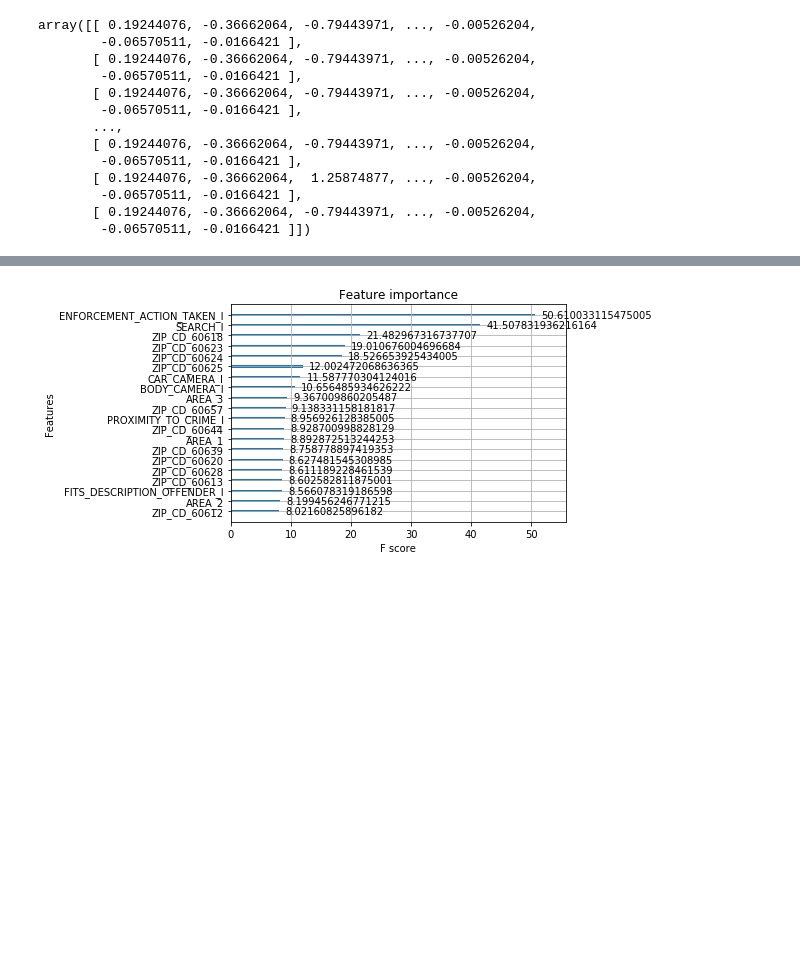
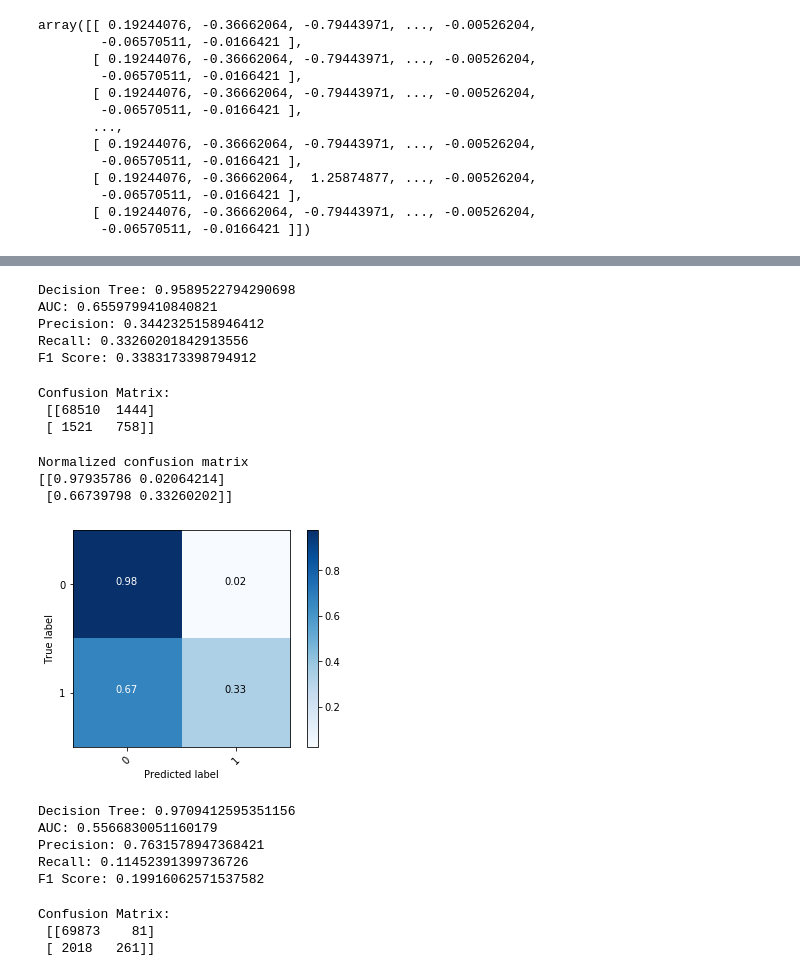
Before and after one commit to lambertmk/Capstone-Project, a Jupyter notebook: ML Model 2.ipynb, the cells around one changed output, grey strips where cells are left out. Drawn from its saved outputs; the diff is of its cells as text; code cells hidden in the pictures; blank space fills up the shorter version.

```diff
--- a/ML Model 2.ipynb
+++ b/ML Model 2.ipynb
@@ -792,5 +715,5 @@ plt.show()
 # %%
-y = df_arrests['HIGHEST_50_OFFICERS']
+y = df_arrests['HIGHEST_100_OFFICERS']
 # %%
 y.value_counts()
 # %% [output]
@@ -822,7 +745,7 @@ df_arrests.head()
 | 3 | 1 | 0 | 1 | 0 | 0 | 0 | ... |
 | 4 | 1 | 0 | 1 | 1 | 0 | 0 | ... |
 # %%
-df_arrests = df_arrests.drop(['HIGHEST_50_OFFICERS'], axis = 1)
+df_arrests = df_arrests.drop(['HIGHEST_100_OFFICERS'], axis = 1)
 # %%
 df_arrests = df_arrests.drop(['ZIP_CD_``'], axis = 1)
 # %%
@@ -1091,5 +920,0 @@ plot_feature_importances(xgb)
-# %%
-plot_importance(xgb,importance_type='gain', max_num_features=20)
-pyplot.show()
-# %% [output]
-[figure, removed]
@@ -1100,0 +921,55 @@ if not using smote: sklearn class weight
+# %%
+dt = DecisionTreeClassifier()
+dt.fit(X_train, y_train)
+preds = dt.predict(X_test)
+
+
+print(f'Decision Tree: {accuracy_score(y_test, preds)}')
+print(f'AUC: {roc_auc_score(y_test, preds)}')
+print(f'Precision: {precision_score(y_test, preds)}')
+print(f'Recall: {recall_score(y_test, preds)}')
+print(f'F1 Score: {f1_score(y_test, preds)}')
+# %% [output]
+Decision Tree: 0.9589522794290698
+AUC: 0.6559799410840821
+Precision: 0.3442325158946412
+Recall: 0.33260201842913556
+F1 Score: 0.3383173398794912
+# %%
+cnf_matrix = confusion_matrix(y_test, preds)
+print('Confusion Matrix:\n', cnf_matrix)
+# %% [output]
+Confusion Matrix:
+ [[68510  1444]
+ [ 1521   758]]
+# %%
+plot_confusion_matrix(cnf_matrix, classes = ['True', 'False'], normalize=True,
+                      title='Normalized confusion matrix')
+# %% [output]
+Normalized confusion matrix
+[[0.97935786 0.02064214]
+ [0.66739798 0.33260202]]
+[figure, added]
+# %%
+rfc = RandomForestClassifier()
+rfc.fit(X_train, y_train)
+preds = rfc.predict(X_test)
+
+print(f'Decision Tree: {accuracy_score(y_test, preds)}')
+print(f'AUC: {roc_auc_score(y_test, preds)}')
+print(f'Precision: {precision_score(y_test, preds)}')
+print(f'Recall: {recall_score(y_test, preds)}')
+print(f'F1 Score: {f1_score(y_test, preds)}')
+# %% [output]
+Decision Tree: 0.9709412595351156
+AUC: 0.5566830051160179
+Precision: 0.7631578947368421
+Recall: 0.11452391399736726
+F1 Score: 0.19916062571537582
+# %%
+cnf_matrix = confusion_matrix(y_test, preds)
+print('Confusion Matrix:\n', cnf_matrix)
+# %% [output]
+Confusion Matrix:
+ [[69873    81]
+ [ 2018   261]]
```
Also changed, not shown: parts of 55 cells of this notebook.
